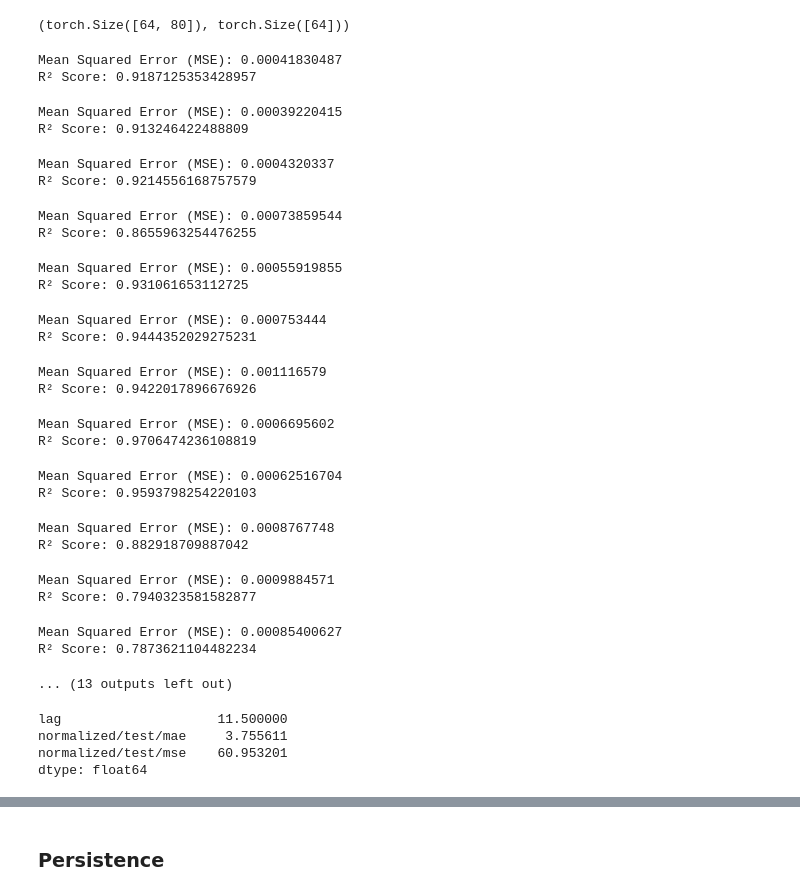
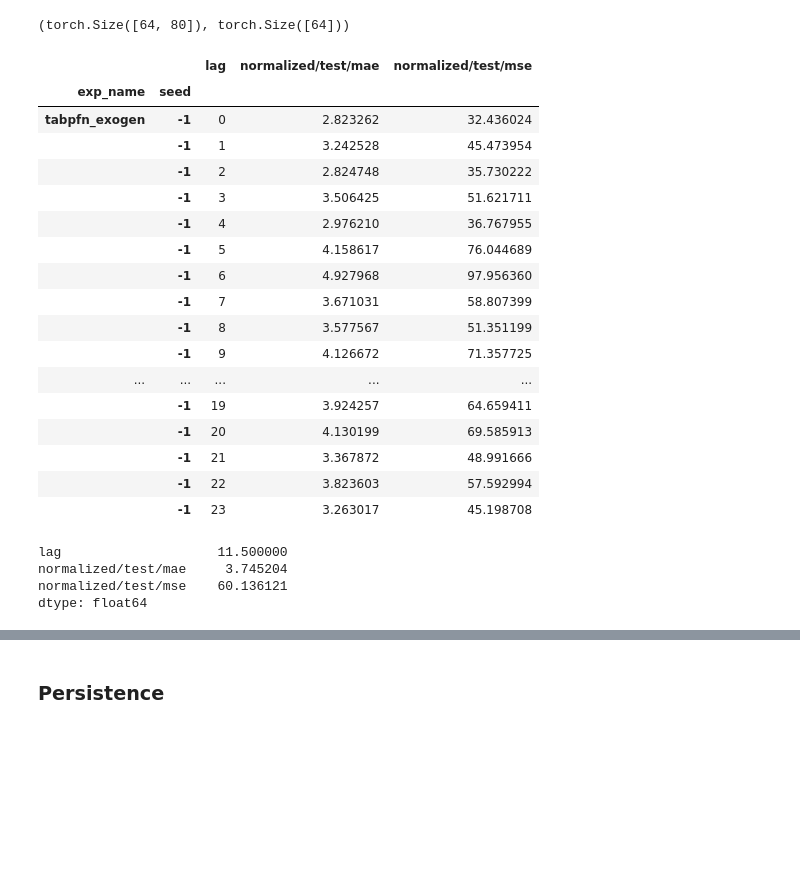
Before and after one commit to EPFL-IMOS/picid, a Jupyter notebook: notebooks/benchmark_analysis.ipynb, the cells around one changed output, grey strips where cells are left out. Saved outputs shown, nothing was run; the diff lists cells and outputs as text; code cells hidden in the pictures; blank space fills up the shorter version.

```diff
--- a/notebooks/benchmark_analysis.ipynb
+++ b/notebooks/benchmark_analysis.ipynb
@@ -527,7 +536,7 @@ class SpatialDataModule(pl.LightningDataModule):
     def setup(self, stage: Optional[str] = None):
 
         if self.train_scaled is None:
-            data = pd.read_csv("datasets/railway.csv", sep=",")
+            data = pd.read_csv("../datasets/railway.csv", sep=",")
             data.datetime = pd.to_datetime(data.datetime)
             data.set_index("datetime", inplace=True)
             self.data = {"full": data}
@@ -782,13 +789,13 @@ model_name = "tabpfn"
 seed = -1
 results = []
 N_samples = 1000
-factor_agg = pd.read_csv("datasets/railway_agg.csv")['Bahnlast'].abs().mean()
-factor_full = pd.read_csv("datasets/railway.csv")['Bahnlast'].abs().mean()
+factor_agg = pd.read_csv("../datasets/railway_agg.csv")['Bahnlast'].abs().mean()
+factor_full = pd.read_csv("../datasets/railway.csv")['Bahnlast'].abs().mean()
 # factor_full = 1
 
 
-
-for lag in tqdm(range(24)):
+pbar = tqdm(range(24))
+for lag in pbar:
 
 
     if feature_mode == "endogen":
@@ -806,66 +813,60 @@ for lag in tqdm(range(24)):
 
     # Initialize the regressor
     regressor = TabPFNRegressor(ignore_pretraining_limits=True)
     regressor.fit(X_train, y_train)
 
     # Predict on the test set
     y_test_hat = regressor.predict(X_test)
 
     # Evaluate the model
     mse = mean_squared_error(y_test, y_test_hat)
     r2 = r2_score(y_test, y_test_hat)
 
-    print("Mean Squared Error (MSE):", mse)
-    print("R² Score:", r2)
+    # print("Mean Squared Error (MSE):", mse)
+    # print("R² Score:", r2)
 
+    pbar.set_postfix(mse=f"{mse:.4f}", R2=f"R² Score: {r2:.4f}")
 
 
     y_test_hat_rs = dm.inverse_scale_bahnlast(rearrange(y_test_hat, "B -> (B) 1"))
     y_test_rs = dm.inverse_scale_bahnlast(rearrange(y_test, "B F -> (B F) 1"))
 
 
 
     results.append({"exp_name": f"{model_name}_{feature_mode}",
                     "seed": seed,
                     "lag" : lag,
                     "normalized/test/mae": np.abs((y_test_hat_rs - y_test_rs)).mean() *100 / factor_full,
                     "normalized/test/mse": np.abs((y_test_hat_rs - y_test_rs)**2).mean() *100 / factor_full, })
 
 df = pd.DataFrame(results).set_index(["exp_name", "seed"])
 df
 # df.to_csv(f"railway/{model_name}_{feature_mode}.csv")
 # %% [output]
-Mean Squared Error (MSE): 0.00041830487
-R² Score: 0.9187125353428957
-Mean Squared Error (MSE): 0.00039220415
-R² Score: 0.913246422488809
-Mean Squared Error (MSE): 0.0004320337
-R² Score: 0.9214556168757579
-Mean Squared Error (MSE): 0.00073859544
-R² Score: 0.8655963254476255
-Mean Squared Error (MSE): 0.00055919855
-R² Score: 0.931061653112725
-Mean Squared Error (MSE): 0.000753444
-R² Score: 0.9444352029275231
-Mean Squared Error (MSE): 0.001116579
-R² Score: 0.9422017896676926
-Mean Squared Error (MSE): 0.0006695602
-R² Score: 0.9706474236108819
-Mean Squared Error (MSE): 0.00062516704
-R² Score: 0.9593798254220103
-Mean Squared Error (MSE): 0.0008767748
-R² Score: 0.882918709887042
-Mean Squared Error (MSE): 0.0009884571
-R² Score: 0.7940323581582877
-Mean Squared Error (MSE): 0.00085400627
-R² Score: 0.7873621104482234
-... (13 outputs left out)
+|  |  | lag | normalized/test/mae | normalized/test/mse |
+| exp_name | seed |  |  |  |
+| tabpfn_exogen | -1 | 0 | 2.823262 | 32.436024 |
+|  | -1 | 1 | 3.242528 | 45.473954 |
+|  | -1 | 2 | 2.824748 | 35.730222 |
+|  | -1 | 3 | 3.506425 | 51.621711 |
+|  | -1 | 4 | 2.976210 | 36.767955 |
+|  | -1 | 5 | 4.158617 | 76.044689 |
+|  | -1 | 6 | 4.927968 | 97.956360 |
+|  | -1 | 7 | 3.671031 | 58.807399 |
+|  | -1 | 8 | 3.577567 | 51.351199 |
+|  | -1 | 9 | 4.126672 | 71.357725 |
+| ... | ... | ... | ... | ... |
+|  | -1 | 19 | 3.924257 | 64.659411 |
+|  | -1 | 20 | 4.130199 | 69.585913 |
+|  | -1 | 21 | 3.367872 | 48.991666 |
+|  | -1 | 22 | 3.823603 | 57.592994 |
+|  | -1 | 23 | 3.263017 | 45.198708 |
 # %%
 df.mean()
 # %% [output]
 lag                    11.500000
-normalized/test/mae     3.755611
-normalized/test/mse    60.953201
+normalized/test/mae     3.745204
+normalized/test/mse    60.136121
 dtype: float64
 # %%
 df
```
Also changed, not shown: parts of 8 cells of this notebook, 3 other files.
